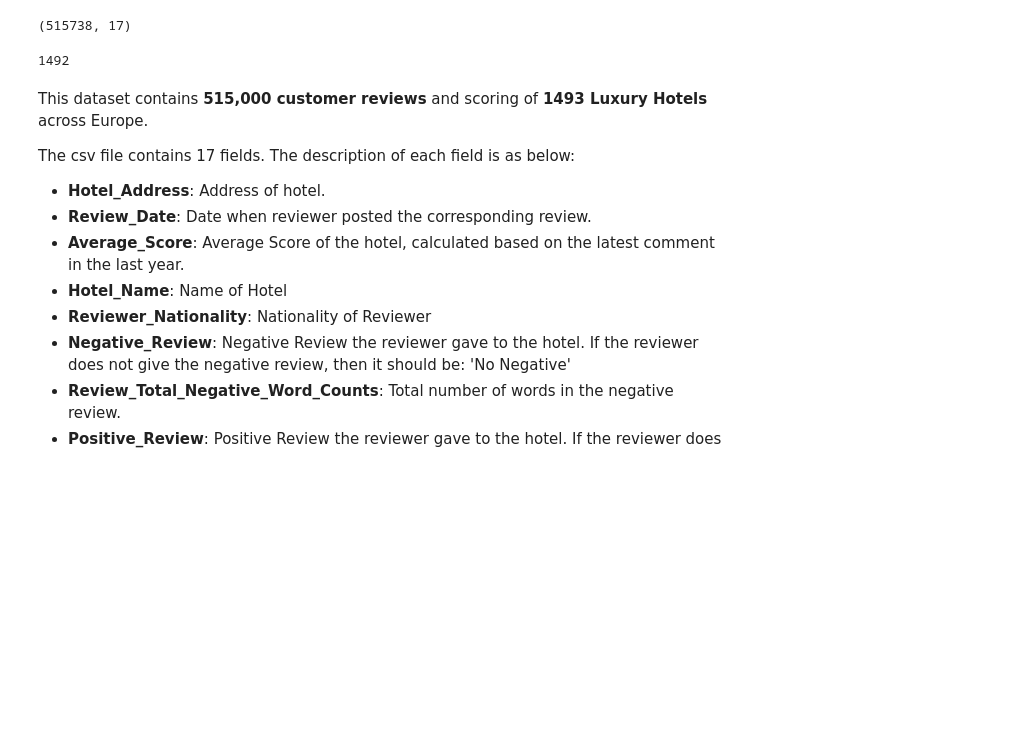
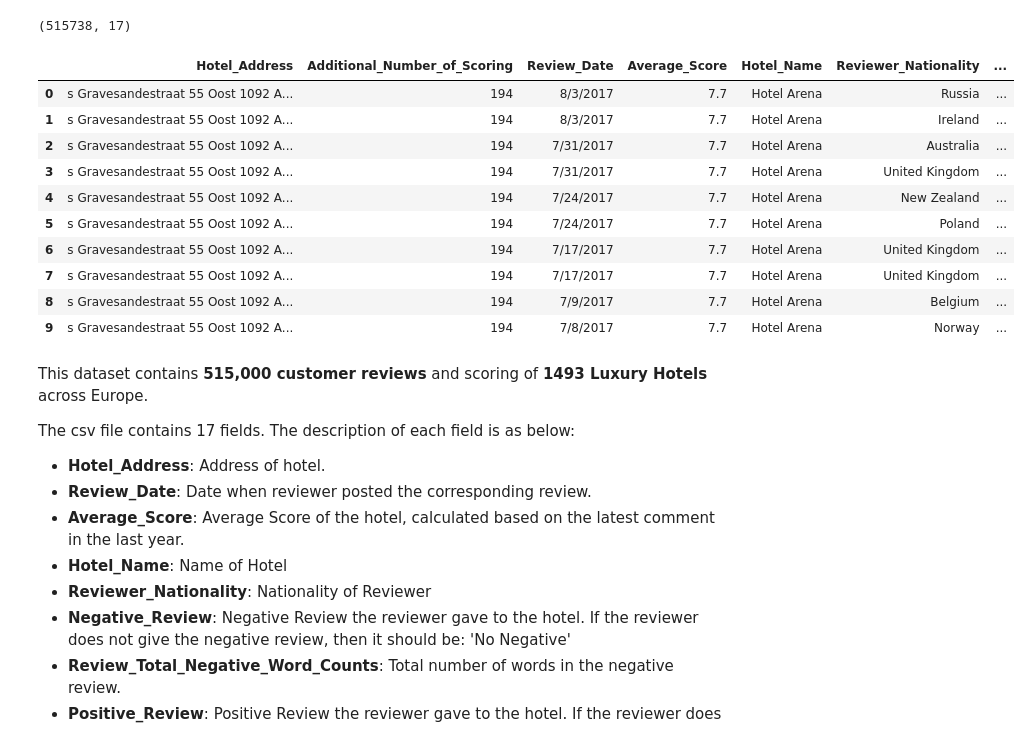
Before and after one commit to muralidhar520/Machine-Learning, a Jupyter notebook: 515k Hotel Reviews Data in Europe/515k-hotel-reviews-data-in-europe.ipynb, the cells around one changed output. Cells and saved outputs as stored; diff of their text form; code cells hidden in the pictures; blank space fills up the shorter version.

```diff
--- a/515k Hotel Reviews Data in Europe/515k-hotel-reviews-data-in-europe.ipynb
+++ b/515k Hotel Reviews Data in Europe/515k-hotel-reviews-data-in-europe.ipynb
@@ -40,12 +40,20 @@ Index(['Hotel_Address', 'Additional_Number_of_Scoring', 'Review_Date',
 df.shape
 # %% [output]
 (515738, 17)
-# %%
-# seeing the no of unique hotels through 'Hotel_name' attribute
-uniq_no_hotels = set(df['Hotel_Name'])
-print(len(uniq_no_hotels))
-# %% [output]
-1492
+# %%
+df.head(10)
+# %% [output]
+|  | Hotel_Address | Additional_Number_of_Scoring | Review_Date | Average_Score | Hotel_Name | Reviewer_Nationality | ... |
+| 0 | s Gravesandestraat 55 Oost 1092 A... | 194 | 8/3/2017 | 7.7 | Hotel Arena | Russia | ... |
+| 1 | s Gravesandestraat 55 Oost 1092 A... | 194 | 8/3/2017 | 7.7 | Hotel Arena | Ireland | ... |
+| 2 | s Gravesandestraat 55 Oost 1092 A... | 194 | 7/31/2017 | 7.7 | Hotel Arena | Australia | ... |
+| 3 | s Gravesandestraat 55 Oost 1092 A... | 194 | 7/31/2017 | 7.7 | Hotel Arena | United Kingdom | ... |
+| 4 | s Gravesandestraat 55 Oost 1092 A... | 194 | 7/24/2017 | 7.7 | Hotel Arena | New Zealand | ... |
+| 5 | s Gravesandestraat 55 Oost 1092 A... | 194 | 7/24/2017 | 7.7 | Hotel Arena | Poland | ... |
+| 6 | s Gravesandestraat 55 Oost 1092 A... | 194 | 7/17/2017 | 7.7 | Hotel Arena | United Kingdom | ... |
+| 7 | s Gravesandestraat 55 Oost 1092 A... | 194 | 7/17/2017 | 7.7 | Hotel Arena | United Kingdom | ... |
+| 8 | s Gravesandestraat 55 Oost 1092 A... | 194 | 7/9/2017 | 7.7 | Hotel Arena | Belgium | ... |
+| 9 | s Gravesandestraat 55 Oost 1092 A... | 194 | 7/8/2017 | 7.7 | Hotel Arena | Norway | ... |
 # %% [markdown]
 This dataset contains **515,000  customer reviews** and scoring of **1493  Luxury Hotels** across Europe.
 
```
Also changed, not shown: parts of 21 cells of this notebook.
